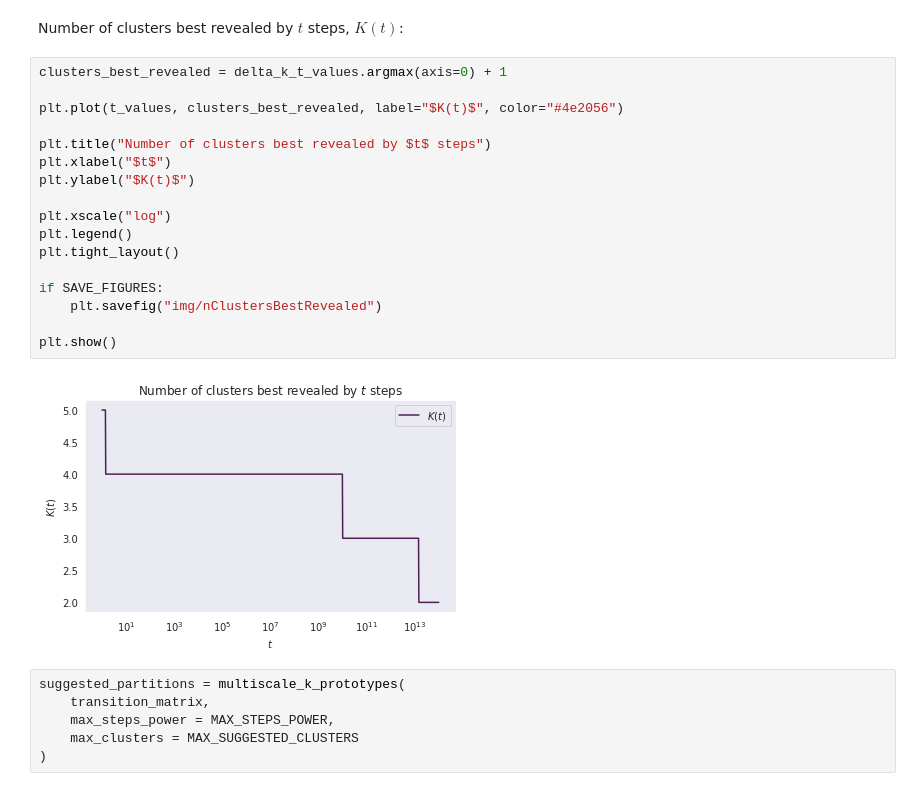
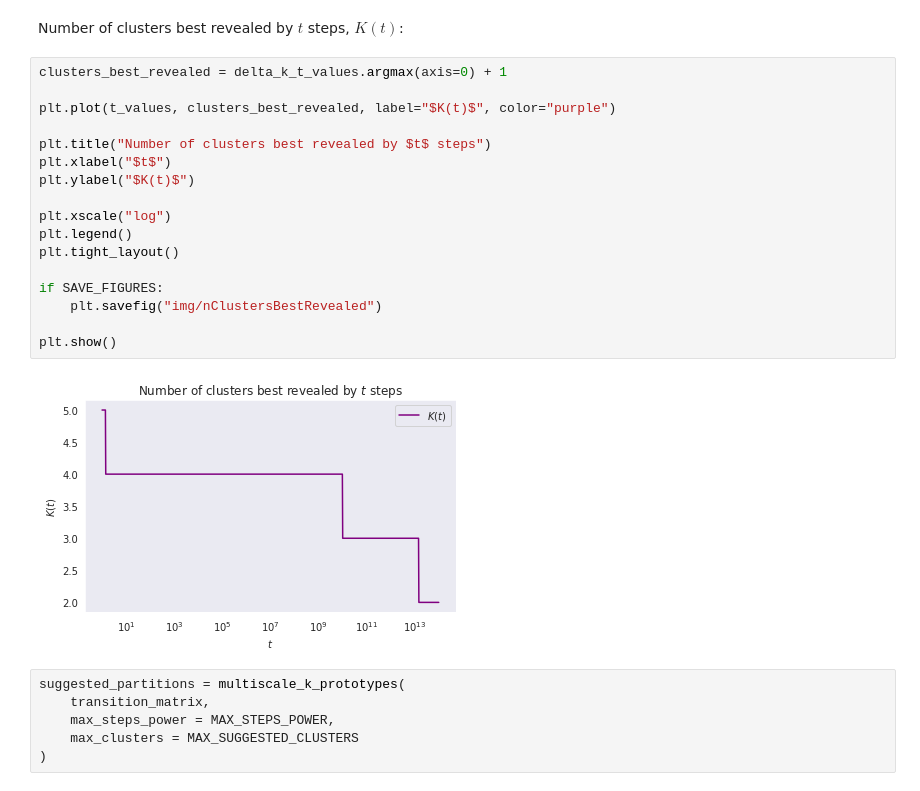
Before and after one commit to mcindoe/regimedetection, a Jupyter notebook: examples/brownianpaths/main.ipynb, the cells around one changed output. Drawn from its saved outputs; the diff is of its cells as text.

```diff
--- a/examples/brownianpaths/main.ipynb
+++ b/examples/brownianpaths/main.ipynb
@@ -293,22 +293,22 @@ Number of clusters best revealed by $t$ steps, $K(t)$:
 # %%
 clusters_best_revealed = delta_k_t_values.argmax(axis=0) + 1
 
-plt.plot(t_values, clusters_best_revealed, label="$K(t)$", color="#4e2056")
+plt.plot(t_values, clusters_best_revealed, label="$K(t)$", color="purple")
 
 plt.title("Number of clusters best revealed by $t$ steps")
 plt.xlabel("$t$")
 plt.ylabel("$K(t)$")
 
 plt.xscale("log")
 plt.legend()
 plt.tight_layout()
 
 if SAVE_FIGURES:
     plt.savefig("img/nClustersBestRevealed")
 
 plt.show()
 # %% [output]
-[figure, old version]
+[figure, new version]
 # %%
 suggested_partitions = multiscale_k_prototypes(
     transition_matrix,
```
Also changed, not shown: parts of 1 cell of this notebook, 9 other files.
